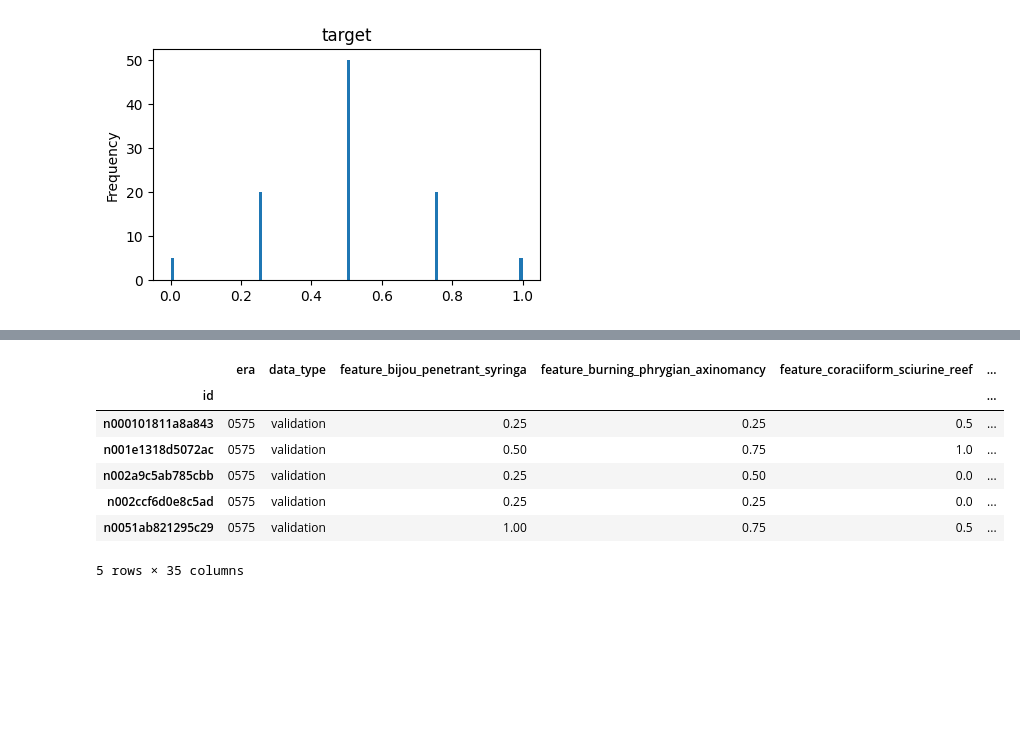
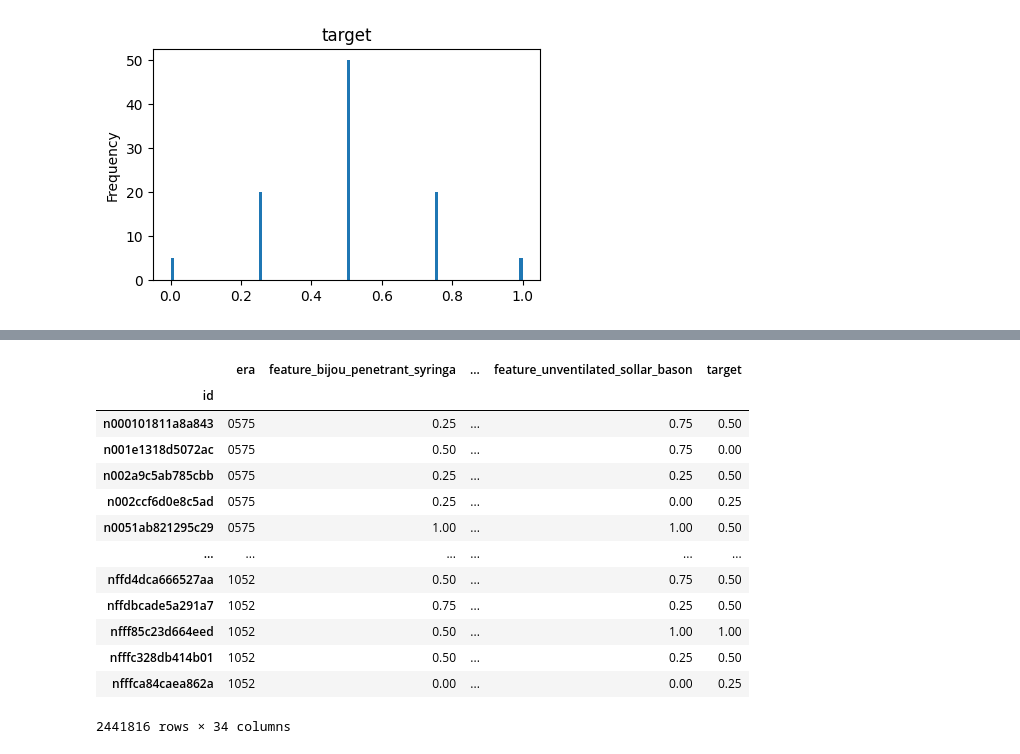
Before and after one commit to numerai/hello-numerai, a Jupyter notebook: example_notebook.ipynb, the cells around one changed output, grey strips where cells are left out. Cells and saved outputs as stored; diff of their text form; code cells hidden in the pictures; blank space fills up the shorter version.

```diff
--- a/example_notebook.ipynb
+++ b/example_notebook.ipynb
@@ -57,0 +46,6 @@ At a high level
+# %%
+# Let's take a look at the training data
+# We limit the number of rows and columns displayed to make it easier to read
+pd.set_option('display.max_rows', 10)
+pd.set_option('display.max_columns', 5)
+training_data
@@ -114,14 +128,21 @@ validation_data = validation_data[validation_data["data_type"] == "validation"]
 # %%
 # The structure of the validation dataset is the same as the training dataset
-validation_data.head()
+# Notice the eras pick up where the training dataset eras left off
+validation_data
 # %% [output]
-|  | era | data_type | feature_bijou_penetrant_syringa | feature_burning_phrygian_axinomancy | feature_coraciiform_sciurine_reef | ... |
-| id |  |  |  |  |  | ... |
-| n000101811a8a843 | 0575 | validation | 0.25 | 0.25 | 0.5 | ... |
-| n001e1318d5072ac | 0575 | validation | 0.50 | 0.75 | 1.0 | ... |
-| n002a9c5ab785cbb | 0575 | validation | 0.25 | 0.50 | 0.0 | ... |
-| n002ccf6d0e8c5ad | 0575 | validation | 0.25 | 0.25 | 0.0 | ... |
-| n0051ab821295c29 | 0575 | validation | 1.00 | 0.75 | 0.5 | ... |
+|  | era | feature_bijou_penetrant_syringa | ... | feature_unventilated_sollar_bason | target |
+| id |  |  |  |  |  |
+| n000101811a8a843 | 0575 | 0.25 | ... | 0.75 | 0.50 |
+| n001e1318d5072ac | 0575 | 0.50 | ... | 0.75 | 0.00 |
+| n002a9c5ab785cbb | 0575 | 0.25 | ... | 0.25 | 0.50 |
+| n002ccf6d0e8c5ad | 0575 | 0.25 | ... | 0.00 | 0.25 |
+| n0051ab821295c29 | 0575 | 1.00 | ... | 1.00 | 0.50 |
+| ... | ... | ... | ... | ... | ... |
+| nffd4dca666527aa | 1052 | 0.50 | ... | 0.75 | 0.50 |
+| nffdbcade5a291a7 | 1052 | 0.75 | ... | 0.25 | 0.50 |
+| nfff85c23d664eed | 1052 | 0.50 | ... | 1.00 | 1.00 |
+| nfffc328db414b01 | 1052 | 0.50 | ... | 0.25 | 0.50 |
+| nfffca84caea862a | 1052 | 0.00 | ... | 0.00 | 0.25 |
-5 rows × 35 columns
+2441816 rows × 34 columns
 # %%
 # Let's make predictions against the validation dataset
```
Also changed, not shown: parts of 28 cells of this notebook.
